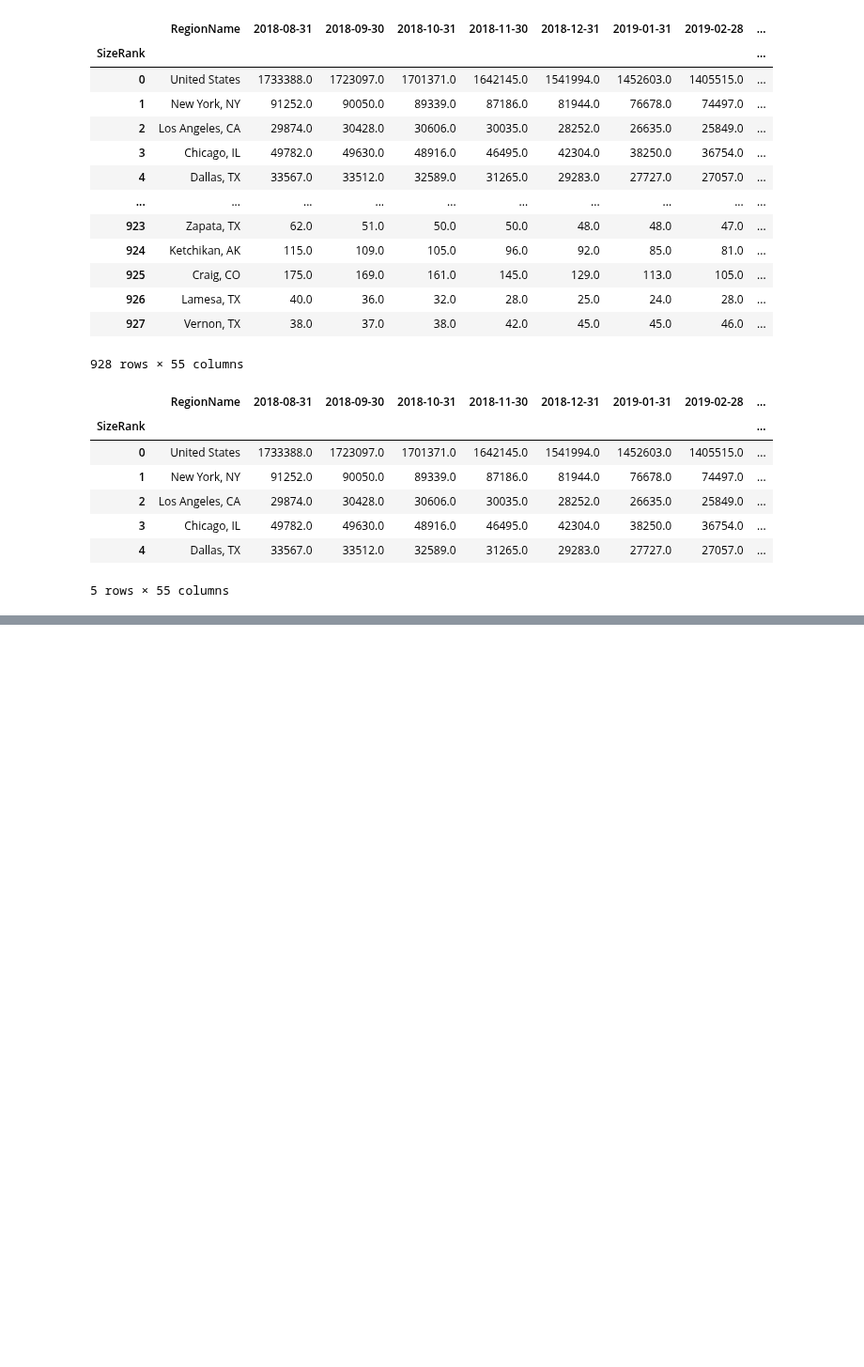
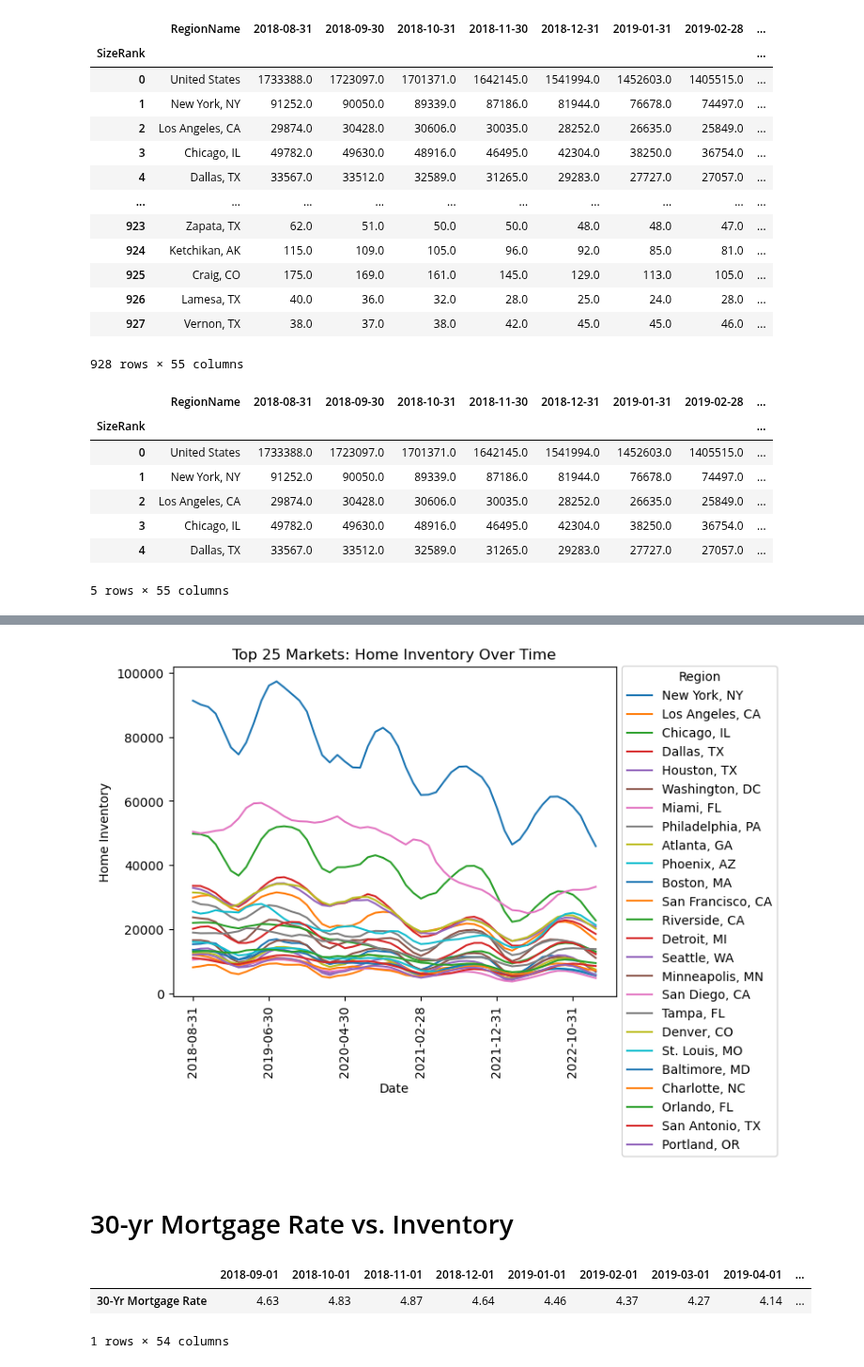
Before and after one commit to ceramicbull/Project-1-Repo, a Jupyter notebook: bens_analysis/For Sale Inventory.ipynb, the cells around one changed output, grey strips where cells are left out. Shown at 94% size. Saved outputs shown, nothing was run; the diff lists cells and outputs as text; code cells hidden in the pictures; blank space fills up the shorter version.

Commit message:
starting work on multi-axes plot

```diff
--- a/bens_analysis/For Sale Inventory.ipynb
+++ b/bens_analysis/For Sale Inventory.ipynb
@@ -51,0 +66,6 @@ bc_top_25_inventory.to_csv(f"Top 25 For Sale Inventory.csv")
+# %%
+#prepare y-values
+top_25_region_df=bc_top_25_inventory.set_index("RegionName")
+y_raw=top_25_region_df.copy()
+y_raw.drop(index="United States", inplace=True)
+y_raw
@@ -51,0 +92,26 @@ bc_top_25_inventory.to_csv(f"Top 25 For Sale Inventory.csv")
+# %%
+y_val=y_raw.transpose()
+# %%
+top_25_inventory_plot=y_val.plot(rot=90,
+                                 xlabel='Date',
+                                 ylabel="Home Inventory",
+                                 title="Top 25 Markets: Home Inventory Over Time")
+top_25_inventory_plot.legend(title='Region',bbox_to_anchor=(1,1.02), loc="upper left")
+#top_25_inventory_plot.figure.savefig("top25inv.png")
+top_25_inventory_plot.get_figure().savefig('top25inv.png', bbox_inches="tight", dpi=300)
+# %% [output]
+[figure, added]
+# %% [markdown]
+# 30-yr Mortgage Rate vs. Inventory
+# %%
+#import mortgage rate
+mort_csv="M30_horizontal.csv"
+mort_df=pd.read_csv(mort_csv)
+#clean imported information
+mort_df.set_index("Unnamed: 0",inplace=True)
+mort_df.index.name=None
+mort_df
+# %% [output]
+|  | 2018-09-01 | 2018-10-01 | 2018-11-01 | 2018-12-01 | 2019-01-01 | 2019-02-01 | 2019-03-01 | 2019-04-01 | ... |
+| 30-Yr Mortgage Rate | 4.63 | 4.83 | 4.87 | 4.64 | 4.46 | 4.37 | 4.27 | 4.14 | ... |
+1 rows × 54 columns
```
Also changed, not shown: parts of 8 cells of this notebook, 2 other files.
